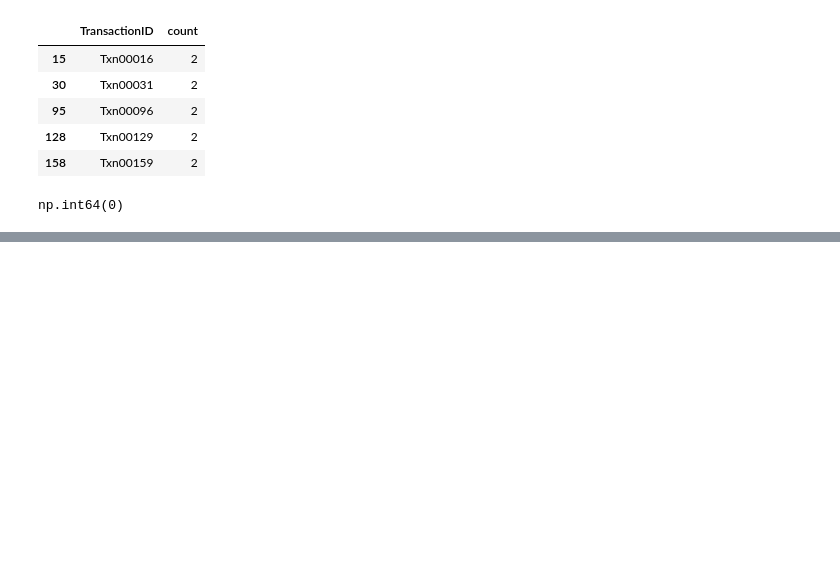
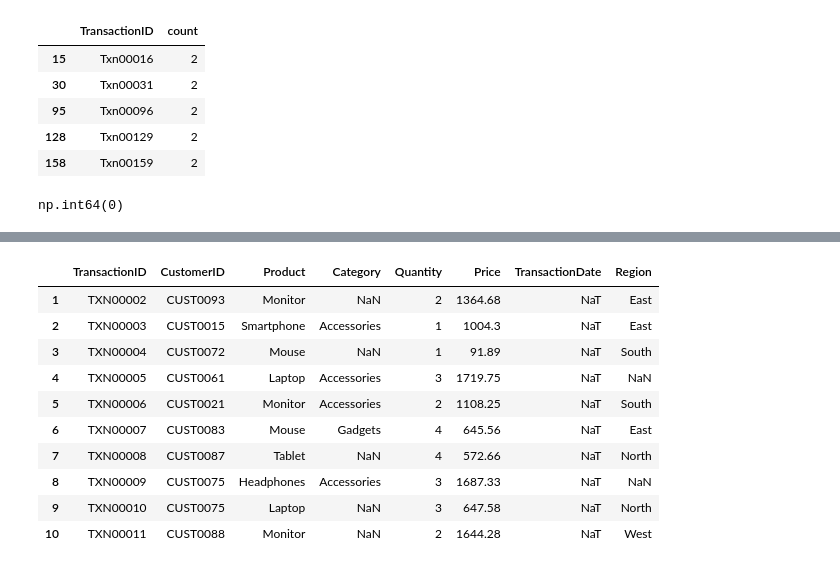
Before and after one commit to Medisa73/Retail_Sales_Project, a Jupyter notebook: retail_sales_data.ipynb, the cells around one changed output, grey strips where cells are left out. Cells and saved outputs as stored; diff of their text form; code cells hidden in the pictures; blank space fills up the shorter version.

```diff
--- a/retail_sales_data.ipynb
+++ b/retail_sales_data.ipynb
@@ -225,0 +242,4 @@ np.int64(0)
+# %%
+#Let’s inspect a few of the raw values before pandas converted them
+df_raw = pd.read_csv(data_path, dtype=str)
+df_raw["TransactionDate"].head(10)
@@ -225,0 +265,6 @@ np.int64(0)
+# %%
+df_raw["TransactionDate"] = pd.to_datetime(
+    df_raw["TransactionDate"],
+    dayfirst=True,
+    errors="coerce"
+)
@@ -225,0 +281,12 @@ np.int64(0)
+# %%
+#Finds all rows with slashes (mask)
+#Converts only those using the exact format day/month/year.
+#Leaves dash-style dates untouched.
+#Keeps everything in one column, fully standardized.
+mask = df_raw["TransactionDate"].astype(str).str.contains("/")
+
+df_raw.loc[mask, "TransactionDate"] = pd.to_datetime(
+    df_raw.loc[mask, "TransactionDate"],
+    format="%d/%m/%Y",
+    errors="coerce"
+)
@@ -225,0 +325,14 @@ np.int64(0)
+# %%
+df_raw[df_raw["TransactionDate"].isna()].head(10)
+# %% [output]
+|  | TransactionID | CustomerID | Product | Category | Quantity | Price | TransactionDate | Region |
+| 1 | TXN00002 | CUST0093 | Monitor | NaN | 2 | 1364.68 | NaT | East |
+| 2 | TXN00003 | CUST0015 | Smartphone | Accessories | 1 | 1004.3 | NaT | East |
+| 3 | TXN00004 | CUST0072 | Mouse | NaN | 1 | 91.89 | NaT | South |
+| 4 | TXN00005 | CUST0061 | Laptop | Accessories | 3 | 1719.75 | NaT | NaN |
+| 5 | TXN00006 | CUST0021 | Monitor | Accessories | 2 | 1108.25 | NaT | South |
+| 6 | TXN00007 | CUST0083 | Mouse | Gadgets | 4 | 645.56 | NaT | East |
+| 7 | TXN00008 | CUST0087 | Tablet | NaN | 4 | 572.66 | NaT | North |
+| 8 | TXN00009 | CUST0075 | Headphones | Accessories | 3 | 1687.33 | NaT | NaN |
+| 9 | TXN00010 | CUST0075 | Laptop | NaN | 3 | 647.58 | NaT | North |
+| 10 | TXN00011 | CUST0088 | Monitor | NaN | 2 | 1644.28 | NaT | West |
```
Also changed, not shown: parts of 24 cells of this notebook.
